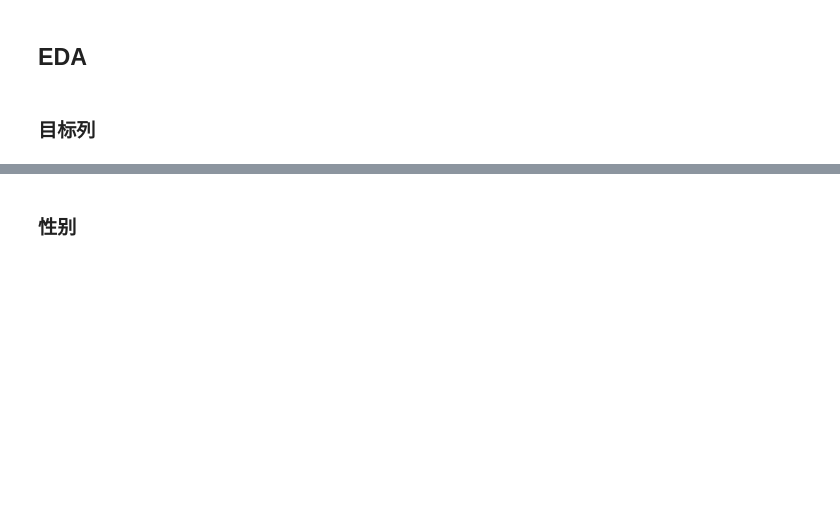
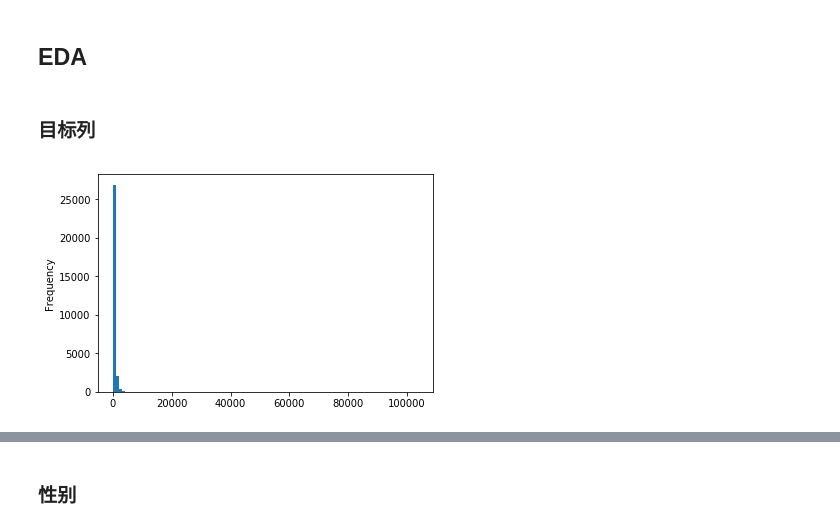
Before and after one commit to CapAllen/xiaozao_projects, a Jupyter notebook: p2/P2.ipynb, the cells around one changed output, grey strips where cells are left out. Saved outputs shown, nothing was run; the diff lists cells and outputs as text; code cells hidden in the pictures; blank space fills up the shorter version.

```diff
--- a/p2/P2.ipynb
+++ b/p2/P2.ipynb
@@ -113,4 +101,8 @@ df_clean = df_clean.rename(columns=lambda x: x.strip())
 ## EDA
 # %% [markdown]
 ### 目标列
+# %%
+df.revenue.plot(kind='hist',bins=100);
+# %% [output]
+[figure, added]
 # %%
```
Also changed, not shown: parts of 101 cells of this notebook, 2 other files.
